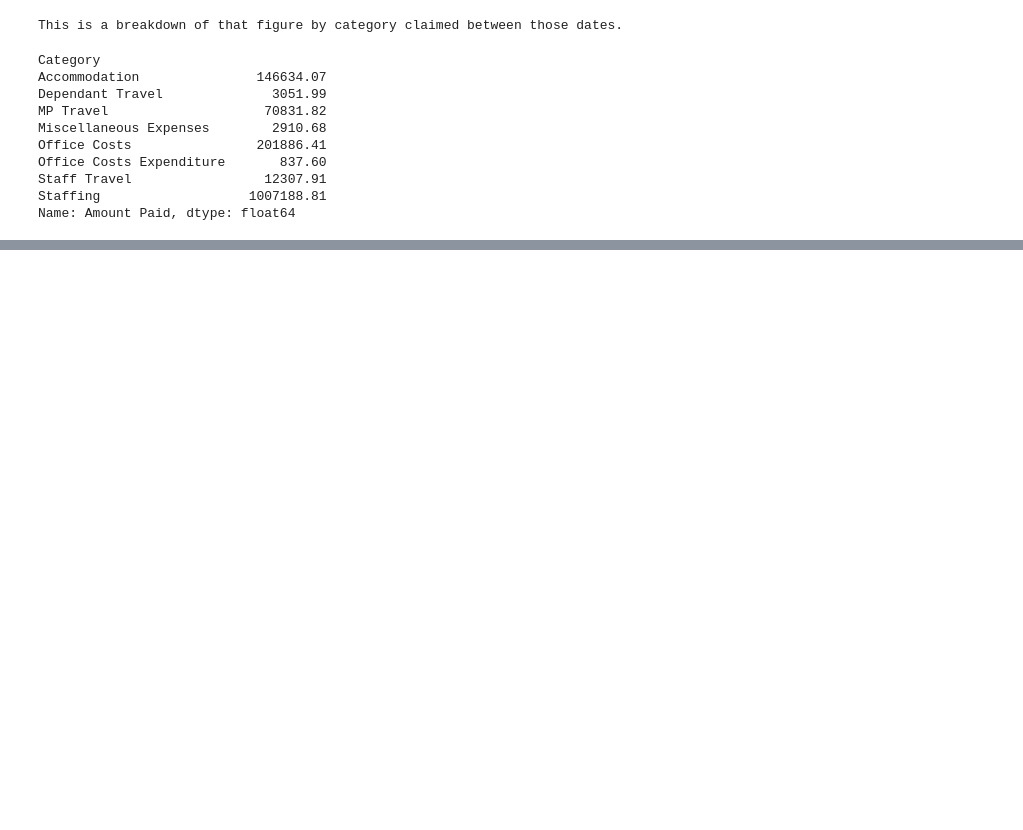
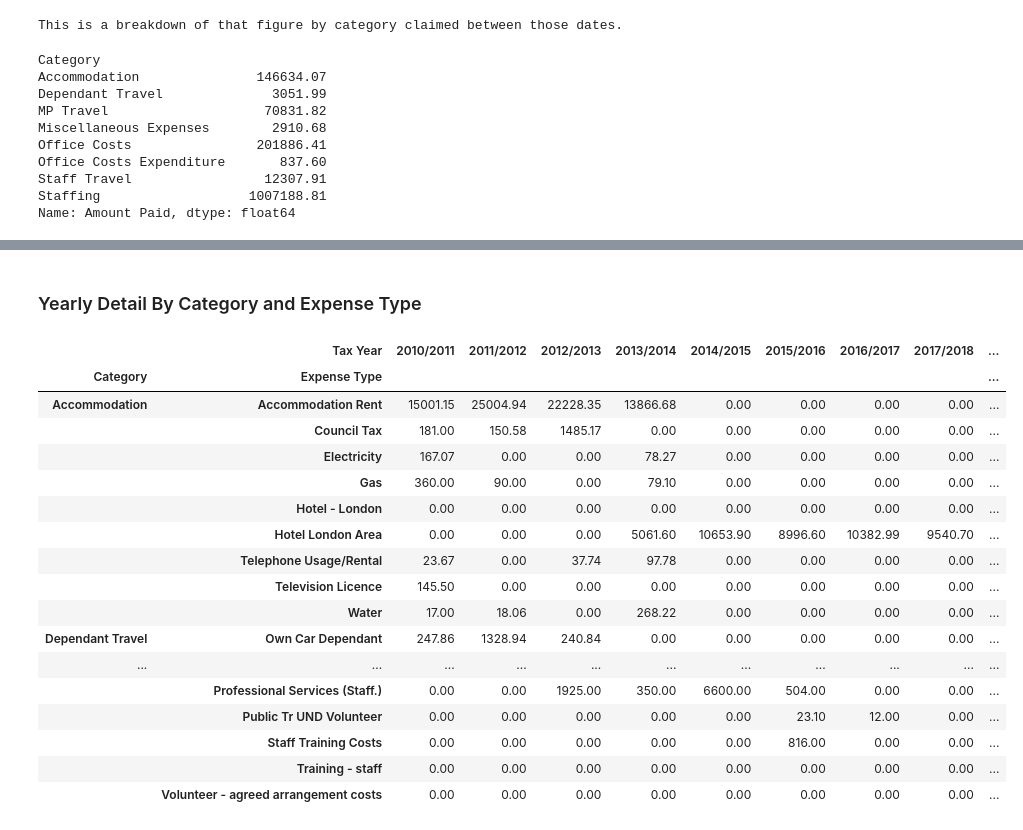
Before and after one commit to whitespider1066/MPExpenses, a Jupyter notebook: mpexpensesv2.ipynb, the cells around one changed output, grey strips where cells are left out. Cells and saved outputs as stored; diff of their text form; code cells hidden in the pictures; blank space fills up the shorter version.

Commit message:
Updated with new tables, more or less bringing this into line with v1

```diff
--- a/mpexpensesv2.ipynb
+++ b/mpexpensesv2.ipynb
@@ -197,0 +236,30 @@ localMPYearlyDetail
+# %% [markdown]
+### Yearly Detail By Category and Expense Type
+# %%
+# the next 4 lines of code to display all the rows and columns in the detail view are taken from
+# https://thispointer.com/python-pandas-how-to-display-full-dataframe-i-e-print-all-rows-columns-without-truncation/
+pandas.set_option('display.max_rows', None)
+pandas.set_option('display.max_columns', None)
+pandas.set_option('display.width', None)
+pandas.set_option('display.max_colwidth', -1)
+
+localMPYearlyDetail['sum'].unstack().fillna(0.0)
+# %% [output]
+|  | Tax Year | 2010/2011 | 2011/2012 | 2012/2013 | 2013/2014 | 2014/2015 | 2015/2016 | 2016/2017 | 2017/2018 | ... |
+| Category | Expense Type |  |  |  |  |  |  |  |  | ... |
+| Accommodation | Accommodation Rent | 15001.15 | 25004.94 | 22228.35 | 13866.68 | 0.00 | 0.00 | 0.00 | 0.00 | ... |
+|  | Council Tax | 181.00 | 150.58 | 1485.17 | 0.00 | 0.00 | 0.00 | 0.00 | 0.00 | ... |
+|  | Electricity | 167.07 | 0.00 | 0.00 | 78.27 | 0.00 | 0.00 | 0.00 | 0.00 | ... |
+|  | Gas | 360.00 | 90.00 | 0.00 | 79.10 | 0.00 | 0.00 | 0.00 | 0.00 | ... |
+|  | Hotel - London | 0.00 | 0.00 | 0.00 | 0.00 | 0.00 | 0.00 | 0.00 | 0.00 | ... |
+|  | Hotel London Area | 0.00 | 0.00 | 0.00 | 5061.60 | 10653.90 | 8996.60 | 10382.99 | 9540.70 | ... |
+|  | Telephone Usage/Rental | 23.67 | 0.00 | 37.74 | 97.78 | 0.00 | 0.00 | 0.00 | 0.00 | ... |
+|  | Television Licence | 145.50 | 0.00 | 0.00 | 0.00 | 0.00 | 0.00 | 0.00 | 0.00 | ... |
+|  | Water | 17.00 | 18.06 | 0.00 | 268.22 | 0.00 | 0.00 | 0.00 | 0.00 | ... |
+| Dependant Travel | Own Car Dependant | 247.86 | 1328.94 | 240.84 | 0.00 | 0.00 | 0.00 | 0.00 | 0.00 | ... |
+| ... | ... | ... | ... | ... | ... | ... | ... | ... | ... | ... |
+|  | Professional Services (Staff.) | 0.00 | 0.00 | 1925.00 | 350.00 | 6600.00 | 504.00 | 0.00 | 0.00 | ... |
+|  | Public Tr UND Volunteer | 0.00 | 0.00 | 0.00 | 0.00 | 0.00 | 23.10 | 12.00 | 0.00 | ... |
+|  | Staff Training Costs | 0.00 | 0.00 | 0.00 | 0.00 | 0.00 | 816.00 | 0.00 | 0.00 | ... |
+|  | Training - staff | 0.00 | 0.00 | 0.00 | 0.00 | 0.00 | 0.00 | 0.00 | 0.00 | ... |
+|  | Volunteer - agreed arrangement costs | 0.00 | 0.00 | 0.00 | 0.00 | 0.00 | 0.00 | 0.00 | 0.00 | ... |
```
Also changed, not shown: parts of 18 cells of this notebook.
